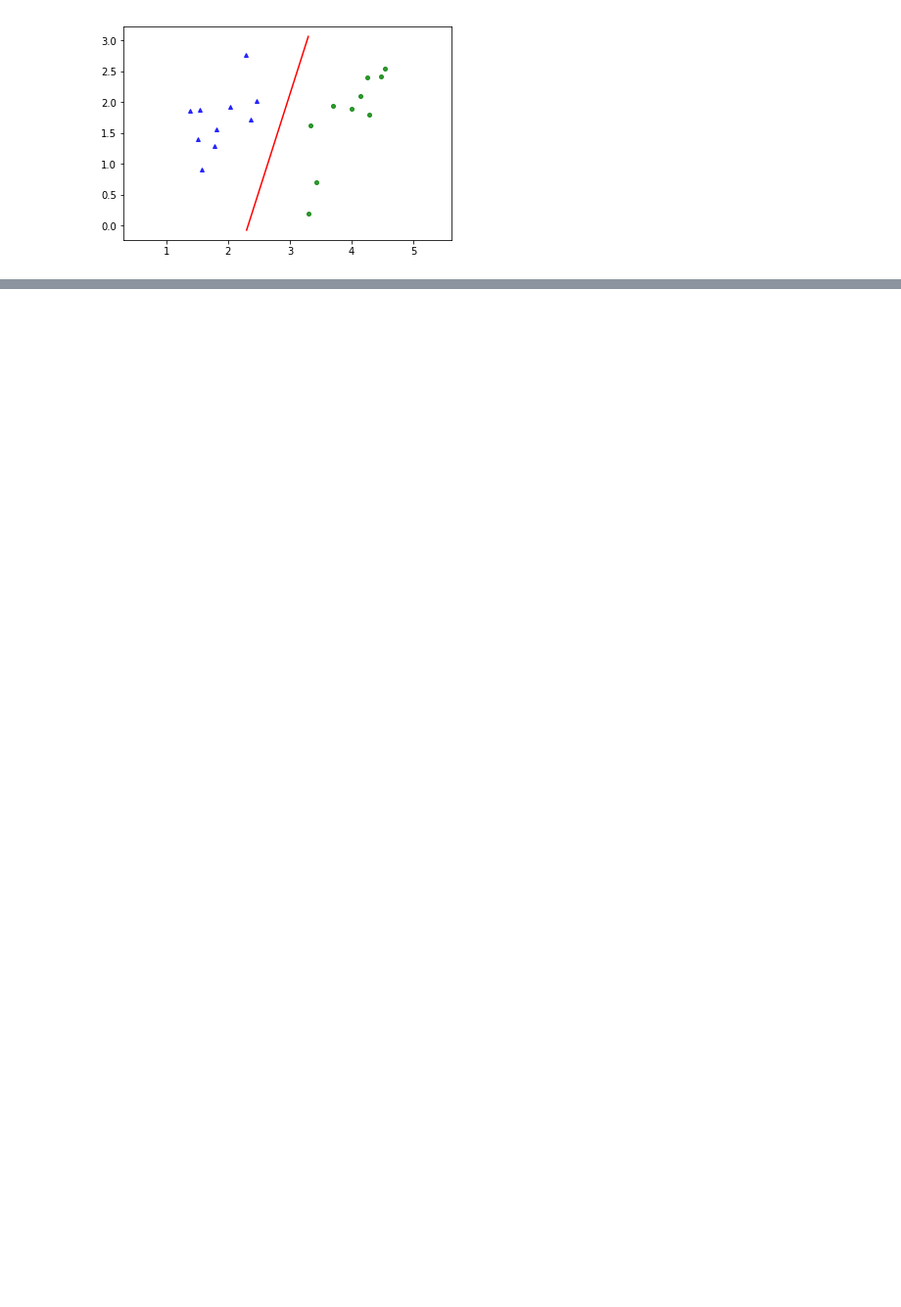
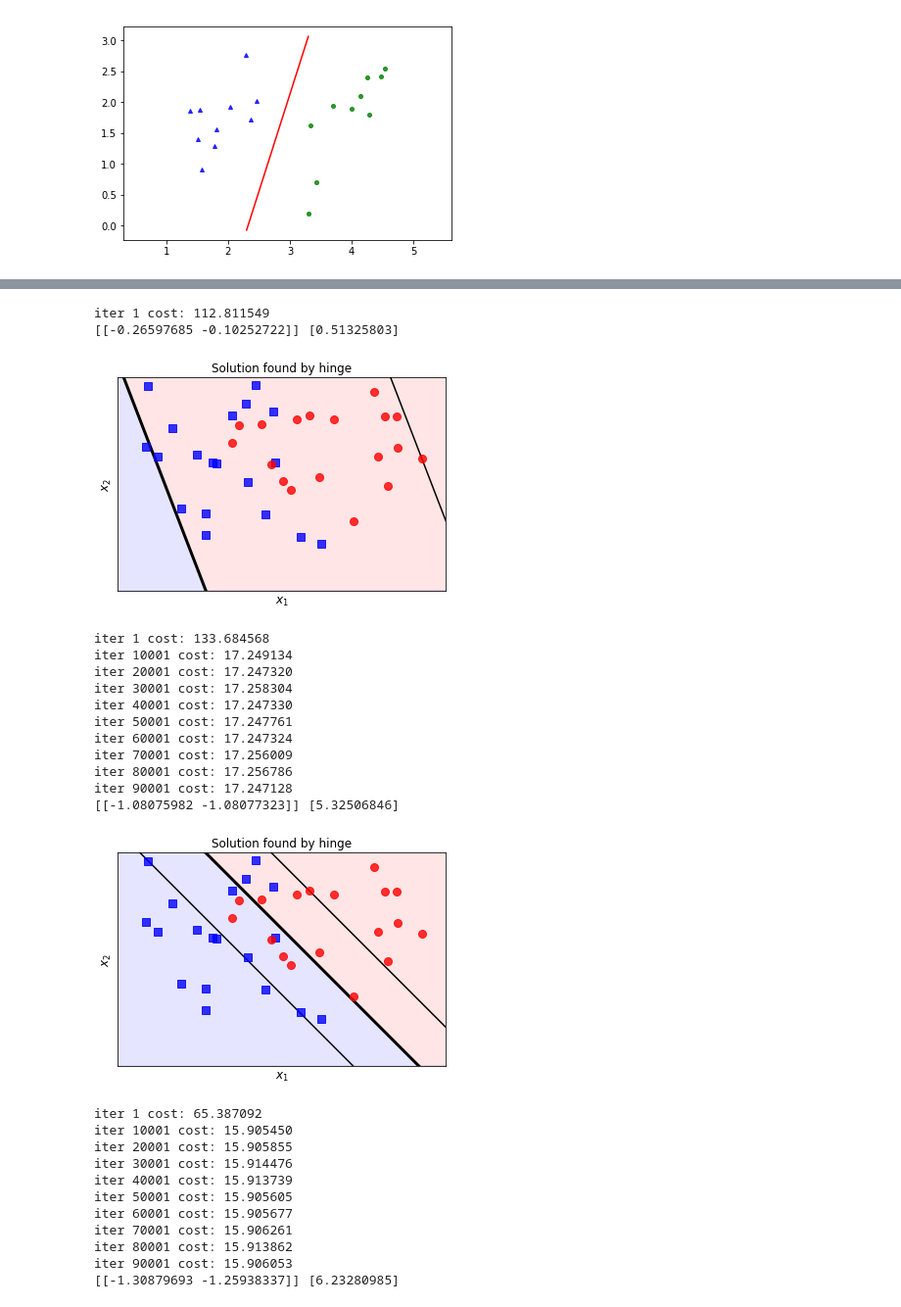
Before and after one commit to alerk/TestGit, a Jupyter notebook: Python/ml_class/02.svm.ipynb, the cells around one changed output, grey strips where cells are left out. Shown at 98% size. Cells and saved outputs as stored; diff of their text form; code cells hidden in the pictures; blank space fills up the shorter version.

```diff
--- a/Python/ml_class/02.svm.ipynb
+++ b/Python/ml_class/02.svm.ipynb
@@ -103,0 +260,19 @@ plt.show()
+# %%
+def grad_descent(w0, eta, lam):
+    w = w0
+    it = 0
+    while it < 100000:
+        it = it + 1
+        g = grad(w, lam)
+        w -= eta*g
+        if (it % 10000) == 1:
+            print('iter %d' %it + ' cost: %f' %cost(w, lam))
+        if np.linalg.norm(g) < 1e-5:
+            break
+    return w
+# %%
+X0_bar = np.vstack((X0.T, np.ones((1, N)))) # extended data
+X1_bar = np.vstack((X1.T, np.ones((1, N)))) # extended data
+
+Z = np.hstack((X0_bar, - X1_bar)) # as in (22)
+lam = 1./C
@@ -103,0 +287,6 @@ plt.show()
+# %%
+w0 = np.random.randn(X0_bar.shape[0], 1)
+w = grad_descent(w0, 0.001, lam)
+w_hinge = w[:-1].reshape(-1, 1)
+b_hinge = w[-1]
+print(w_hinge.T, b_hinge)
@@ -103,0 +350,43 @@ plt.show()
+# %%
+# Change C
+lsC = [1e-2, 1, 10, 1000]
+# %%
+X0_bar = np.vstack((X0.T, np.ones((1, N)))) # extended data
+X1_bar = np.vstack((X1.T, np.ones((1, N)))) # extended data
+
+Z = np.hstack((X0_bar, - X1_bar)) # as in (22)
+for C in lsC:
+    lam = 1./C
+    w0 = np.random.randn(X0_bar.shape[0], 1)
+    w = grad_descent(w0, 0.001, lam)
+    w_hinge = w[:-1].reshape(-1, 1)
+    b_hinge = w[-1]
+    print(w_hinge.T, b_hinge)
+    plotResult(X0, X1, w_hinge, b_hinge, 'hinge')
+# %% [output]
+iter 1 cost: 112.811549
+[[-0.26597685 -0.10252722]] [0.51325803]
+[figure, added]
+iter 1 cost: 133.684568
+iter 10001 cost: 17.249134
+iter 20001 cost: 17.247320
+iter 30001 cost: 17.258304
+iter 40001 cost: 17.247330
+iter 50001 cost: 17.247761
+iter 60001 cost: 17.247324
+iter 70001 cost: 17.256009
+iter 80001 cost: 17.256786
+iter 90001 cost: 17.247128
+[[-1.08075982 -1.08077323]] [5.32506846]
+[figure, added]
+iter 1 cost: 65.387092
+iter 10001 cost: 15.905450
+iter 20001 cost: 15.905855
+iter 30001 cost: 15.914476
+iter 40001 cost: 15.913739
+iter 50001 cost: 15.905605
+iter 60001 cost: 15.905677
+iter 70001 cost: 15.906261
+iter 80001 cost: 15.913862
+iter 90001 cost: 15.906053
+[[-1.30879693 -1.25938337]] [6.23280985]
```
Also changed, not shown: parts of 28 cells of this notebook, 4 other files.
